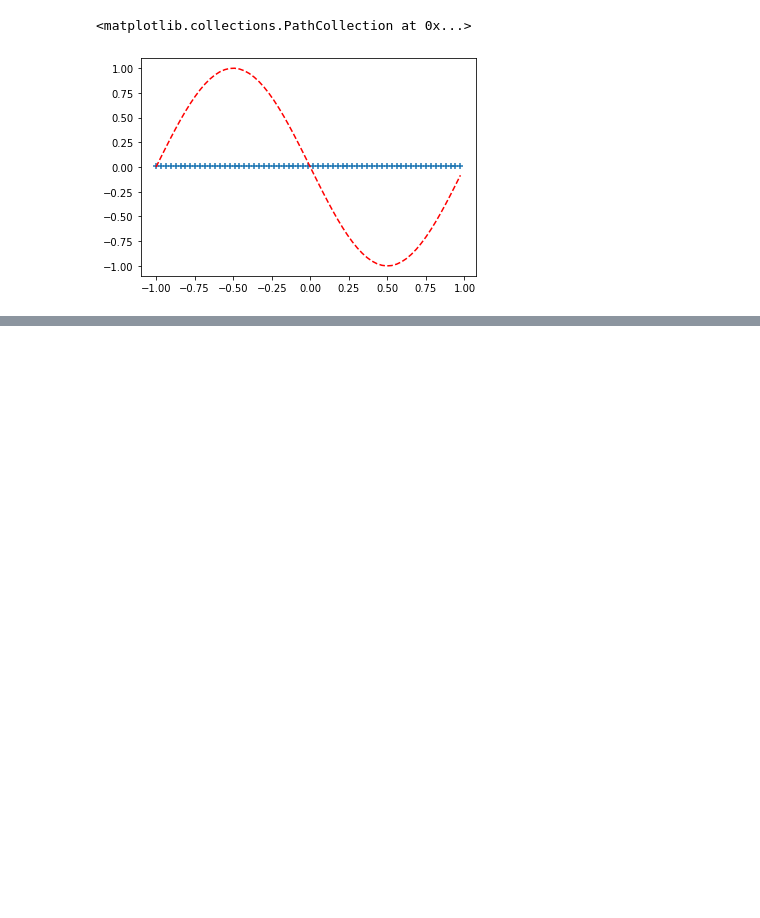
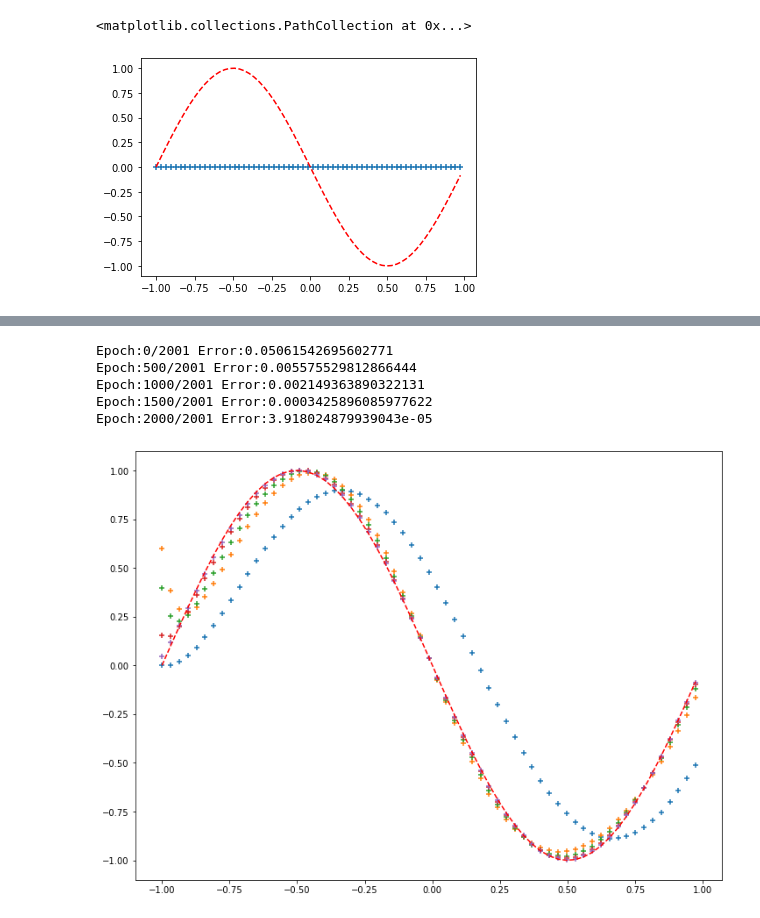
Before and after one commit to panghanwu/build_neural_network_python, a Jupyter notebook: MLP_OOP.ipynb, the cells around one changed output, grey strips where cells are left out. Cells and saved outputs as stored; diff of their text form; code cells hidden in the pictures; blank space fills up the shorter version.

```diff
--- a/MLP_OOP.ipynb
+++ b/MLP_OOP.ipynb
@@ -141,0 +140,49 @@ plt.scatter(test, output_layer.y2.reshape(-1), marker='+')
+# %%
+"""Training without Random"""
+# create layers and initialize
+middle_layer = MiddleLayer(n_in, n_mid)
+output_layer = OutputLayer(n_mid, n_out)
+
+plt.figure(figsize=(12,9))
+plt.plot(input_data, correct_data, 'r--')
+
+for i in range(epoch):
+  index = np.arange(n_data)
+
+  total_error = 0
+  plot_x = []
+  plot_y2 = []
+
+  for idx in index:
+    x = input_data[idx]
+    t = correct_data[idx]
+
+    middle_layer.forward(x.reshape(1,1))
+    output_layer.forward(middle_layer.y1)
+
+    output_layer.backward(t.reshape(1,1))
+    middle_layer.backward(output_layer.grad_y1)
+
+    middle_layer.update(eta)
+    output_layer.update(eta)
+
+
+    if i%interval == 0:
+      y2 = output_layer.y2.reshape(-1)
+      total_error += 1.0/2.0*np.sum(np.square(y2-t))
+
+      plot_x.append(x)
+      plot_y2.append(y2)
+
+  if i%interval == 0:
+
+    plt.scatter(plot_x, plot_y2, marker='+')
+
+    print('Epoch:' + str(i) + '/' + str(epoch), 'Error:' + str(total_error/n_data))
+# %% [output]
+Epoch:0/2001 Error:0.05061542695602771
+Epoch:500/2001 Error:0.005575529812866444
+Epoch:1000/2001 Error:0.002149363890322131
+Epoch:1500/2001 Error:0.0003425896085977622
+Epoch:2000/2001 Error:3.918024879939043e-05
+[figure, added]
```
Also changed, not shown: parts of 2 cells of this notebook.
